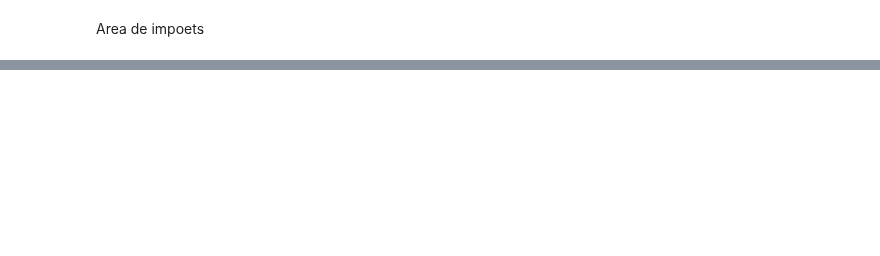
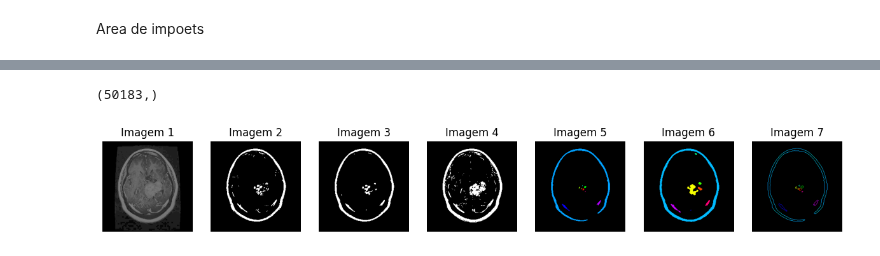
Before and after one commit to ViniciusBPessoa/Repositorio_Academico_Multidisciplinar, a Jupyter notebook: Processamento_imagens/projeto bolado/principal_algoritimo.ipynb, the cells around one changed output, grey strips where cells are left out. Cells and saved outputs as stored; diff of their text form; code cells hidden in the pictures; blank space fills up the shorter version.

```diff
--- a/Processamento_imagens/projeto bolado/principal_algoritimo.ipynb
+++ b/Processamento_imagens/projeto bolado/principal_algoritimo.ipynb
@@ -136,13 +136,14 @@ def concatenar_inputs(Hu, LBP):
 def cridaor_input_unico(imagem):
     hu_image = coletor_Hu(imagem)  # Extrair momentos de Hu
     LBP = coletor_LBP(imagem)  # Extrair LBP
-    HOG = coletor_HOG(imagem)  # Extrair HOG
+    #HOG = coletor_HOG(imagem)  # Extrair HOG
 
-    saida = concatenar_inputs(np.concatenate((hu_image, LBP)), HOG)
+    #saida = concatenar_inputs(np.concatenate((hu_image, LBP)), HOG)
+    saida = concatenar_inputs(hu_image, LBP)
     return saida
 
 def produtor_MLP_Base(Base_criator):
     saida_base = []
-      for x in Base_criator:
+    for x in Base_criator:
         saida_base.append(cridaor_input_unico(x))
     return saida_base
@@ -482,16 +559,0 @@ WARNING:absl:You are saving your model as an HDF5 file via `model.save()` or `ke
-# %%
-# Salvar o histórico de treinamento do MLP
-with open('historico_treinamento_mlp.json', 'w') as f:
-    json.dump(history_mlp.history, f)
-
-# Salvar o histórico de treinamento do CNN
-with open('historico_treinamento_cnn.json', 'w') as f:
-    json.dump(history_cnn.history, f)
-# %%
-# Carregar o histórico de treinamento do MLP
-with open('historico_treinamento_mlp.json', 'r') as f:
-    historico_mlp_carregado = json.load(f)
-
-# Carregar o histórico de treinamento do CNN
-with open('historico_treinamento_cnn.json', 'r') as f:
-    historico_cnn_carregado = json.load(f)
@@ -497,0 +564,4 @@ with open('historico_treinamento_cnn.json', 'r') as f:
+# %%
+imagem_aaa[0].shape
+# %% [output]
+(50183,)
@@ -497,0 +574,18 @@ with open('historico_treinamento_cnn.json', 'r') as f:
+# %%
+# Função para plotar as imagens armazenadas na lista 'imagem'
+def plotar_imagens(imagens):
+    plt.figure(figsize=(15, 10))  # Definir o tamanho da figura
+    num_imagens = len(imagens)
+
+    for i, img in enumerate(imagens):
+        plt.subplot(1, num_imagens, i + 1)  # Criar subplots em uma única linha
+        plt.imshow(img)
+        plt.axis('off')  # Remover os eixos para melhorar a visualização
+        plt.title(f'Imagem {i+1}')  # Título para cada subplot
+
+    plt.show()
+
+# Chamar a função para plotar as imagens
+plotar_imagens(imagem)
+# %% [output]
+[figure, added]
```
Also changed, not shown: parts of 21 cells of this notebook, 33 other files.
